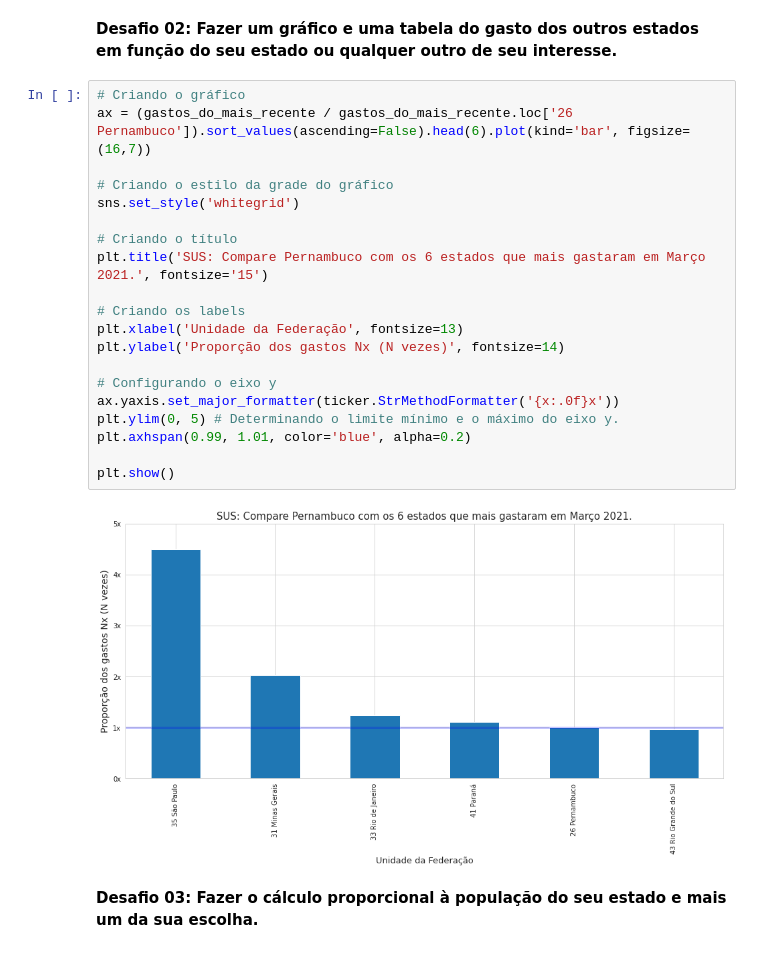
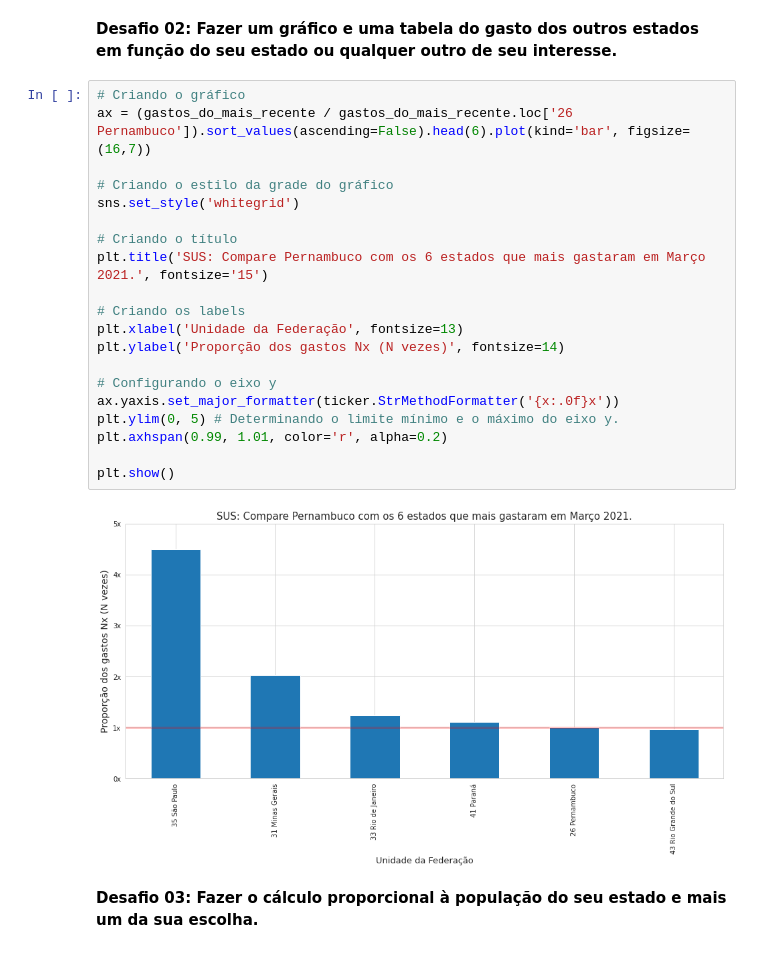
Before and after one commit to tathi-martins/Alura-Bootcamp-Ciencia-de-Dados-Aplicada-2, a Jupyter notebook: Desafios_da_Aula_05_Módulo_01.ipynb, the cells around one changed output. Drawn from its saved outputs; the diff is of its cells as text.

```diff
--- a/Desafios_da_Aula_05_Módulo_01.ipynb
+++ b/Desafios_da_Aula_05_Módulo_01.ipynb
@@ -91,25 +91,25 @@ plt.show()
 # %%
 # Criando o gráfico
 ax = (gastos_do_mais_recente / gastos_do_mais_recente.loc['26 Pernambuco']).sort_values(ascending=False).head(6).plot(kind='bar', figsize=(16,7))
 
 # Criando o estilo da grade do gráfico
 sns.set_style('whitegrid')
 
 # Criando o título
 plt.title('SUS: Compare Pernambuco com os 6 estados que mais gastaram em Março 2021.', fontsize='15')
 
 # Criando os labels
 plt.xlabel('Unidade da Federação', fontsize=13)
 plt.ylabel('Proporção dos gastos Nx (N vezes)', fontsize=14)
 
 # Configurando o eixo y
 ax.yaxis.set_major_formatter(ticker.StrMethodFormatter('{x:.0f}x'))
 plt.ylim(0, 5) # Determinando o limite mínimo e o máximo do eixo y.
-plt.axhspan(0.99, 1.01, color='blue', alpha=0.2)
+plt.axhspan(0.99, 1.01, color='r', alpha=0.2)
 
 plt.show()
 # %% [output]
-[figure, old version]
+[figure, new version]
 # %% [markdown]
 **Desafio 03: Fazer o cálculo proporcional à população do seu estado e mais um da sua escolha.**
 # %%
```
